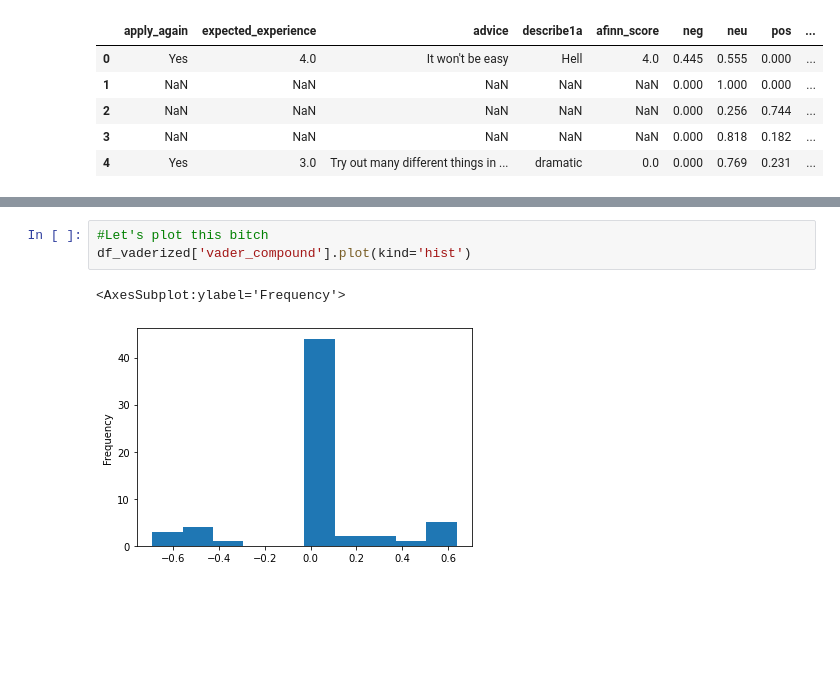
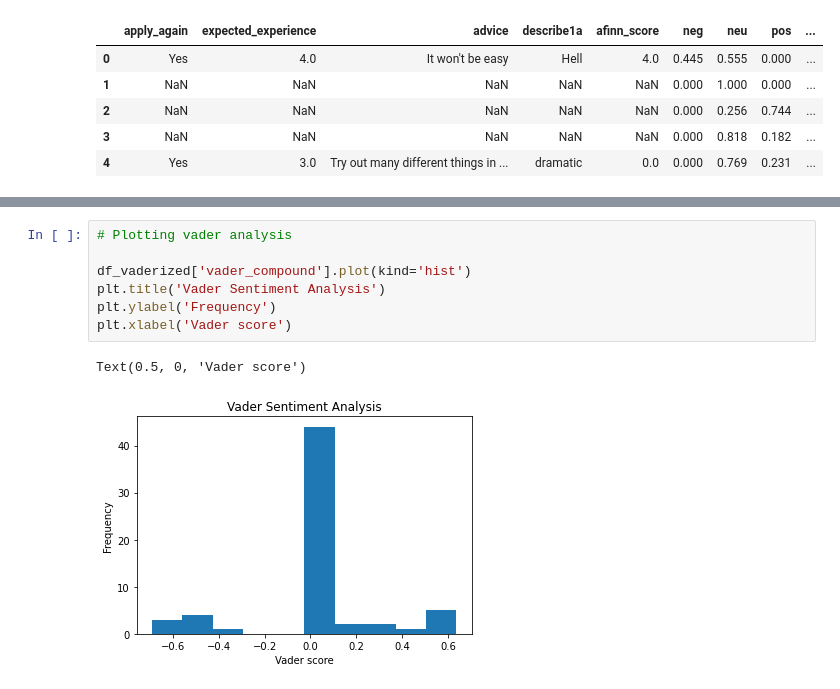
Before and after one commit to SYDE-26/1A-Class-Profile-ML, a Jupyter notebook: sentiment analysis.ipynb, the cells around one changed output, grey strips where cells are left out. Cells and saved outputs as stored; diff of their text form; blank space fills up the shorter version.

```diff
--- a/sentiment analysis.ipynb
+++ b/sentiment analysis.ipynb
@@ -322,7 +310,11 @@ df_vaderized.head(50)
-# %%
-#Let's plot this bitch
-df_vaderized['vader_compound'].plot(kind='hist')
-# %% [output]
-<AxesSubplot:ylabel='Frequency'>
-[figure, removed]
+# %%
+# Plotting vader analysis
+
+df_vaderized['vader_compound'].plot(kind='hist')
+plt.title('Vader Sentiment Analysis')
+plt.ylabel('Frequency')
+plt.xlabel('Vader score')
+# %% [output]
+Text(0.5, 0, 'Vader score')
+[figure, added]
 # %%
```
Also changed, not shown: parts of 38 cells of this notebook.
